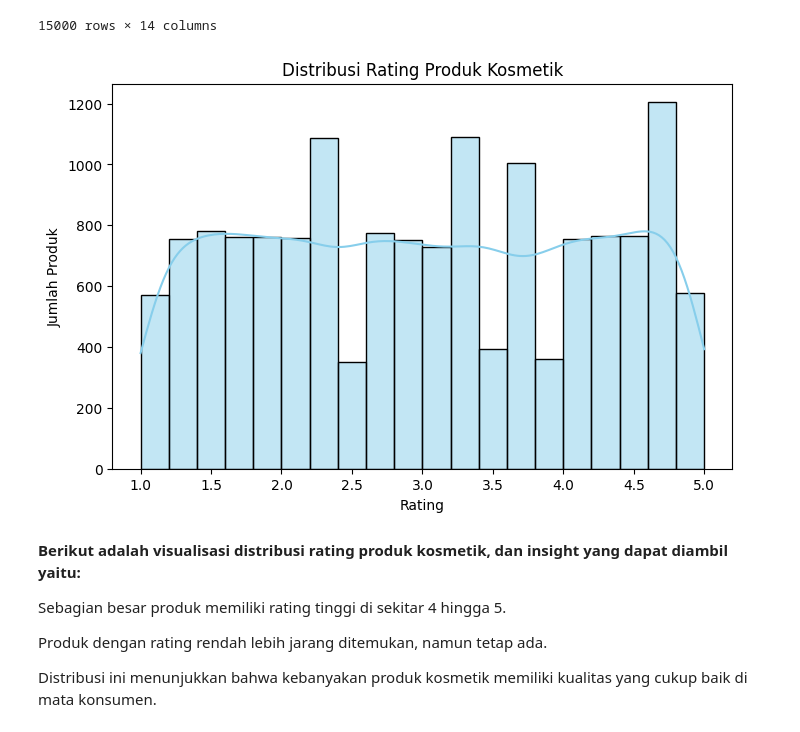
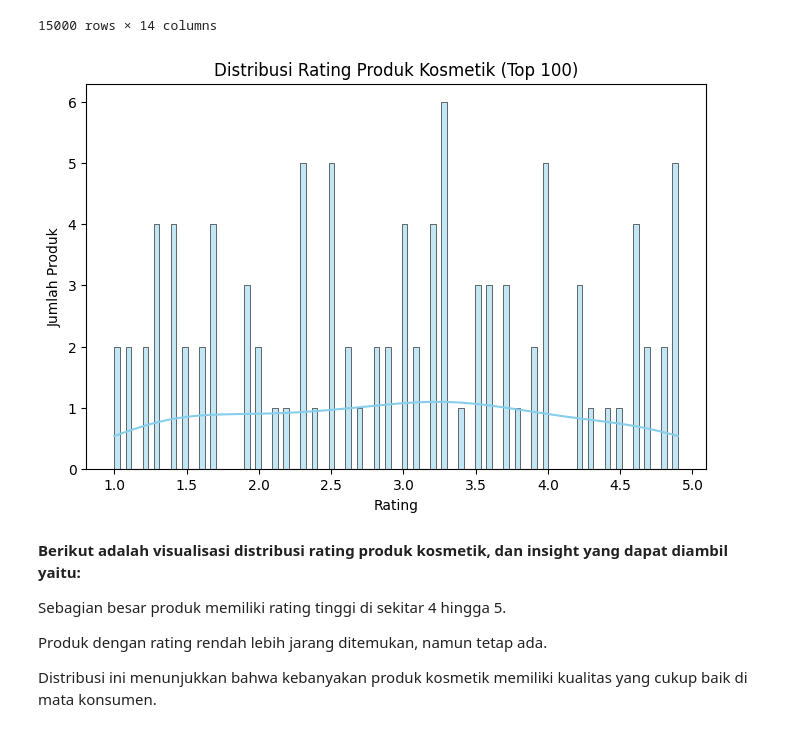
Before and after one commit to ainunnnnnn23/AVD, a Jupyter notebook: Tugas_AVD_3_(MATPLOTLIB_&_SEABORN).ipynb, the cells around one changed output. Saved outputs shown, nothing was run; the diff lists cells and outputs as text; code cells hidden in the pictures.

```diff
--- a/Tugas_AVD_3_(MATPLOTLIB_&_SEABORN).ipynb
+++ b/Tugas_AVD_3_(MATPLOTLIB_&_SEABORN).ipynb
@@ -8,6 +8,7 @@ import seaborn as sns
 # %%
 df = pd.read_csv("/content/most_used_beauty_cosmetics_products_extended.csv")
 df_selected = df.copy()
+df_top100 = df.head(100) #mennggunakan 100 data teratas
 df
 # %% [output]
 |  | Product_Name | Brand | Category | Usage_Frequency | Price_USD | Rating | Number_of_Reviews | Product_Size | ... |
@@ -25,13 +26,13 @@ df
 15000 rows × 14 columns
 # %%
 plt.figure(figsize=(8, 5))
-sns.histplot(df['Rating'], bins=20, kde=True, color='skyblue')
-plt.title("Distribusi Rating Produk Kosmetik")
+sns.histplot(df_top100['Rating'], bins=100, kde=True, color='skyblue')
+plt.title("Distribusi Rating Produk Kosmetik (Top 100)")
 plt.xlabel("Rating")
 plt.ylabel("Jumlah Produk")
 plt.show()
 # %% [output]
-[figure, old version]
+[figure, new version]
 # %% [markdown]
 **Berikut adalah visualisasi distribusi rating produk kosmetik, dan insight yang dapat diambil yaitu:**
 
```
Also changed, not shown: parts of 3 cells of this notebook.
